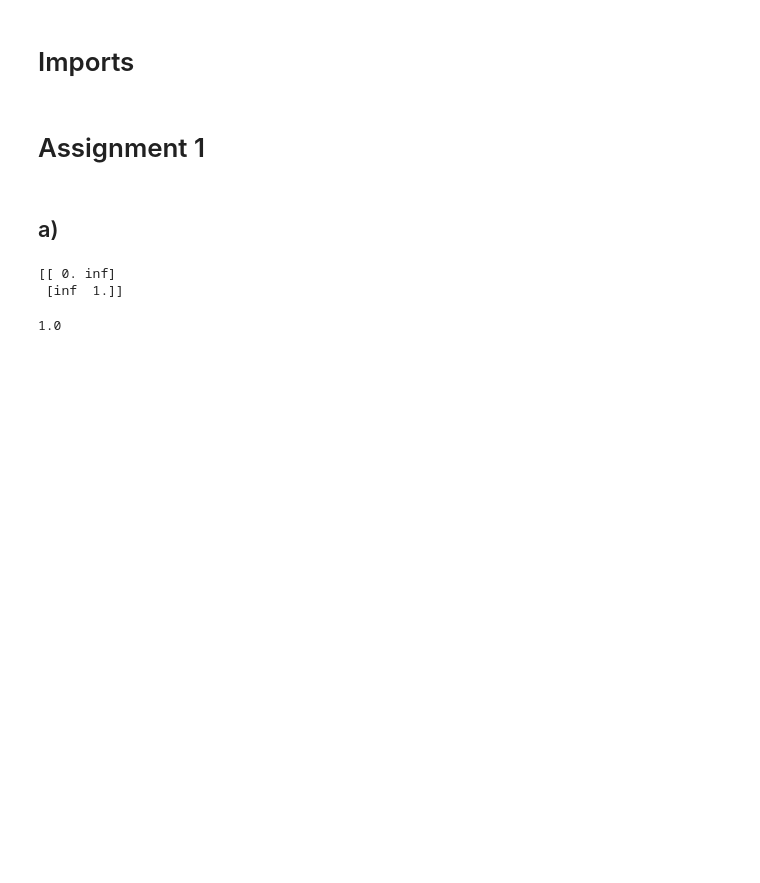
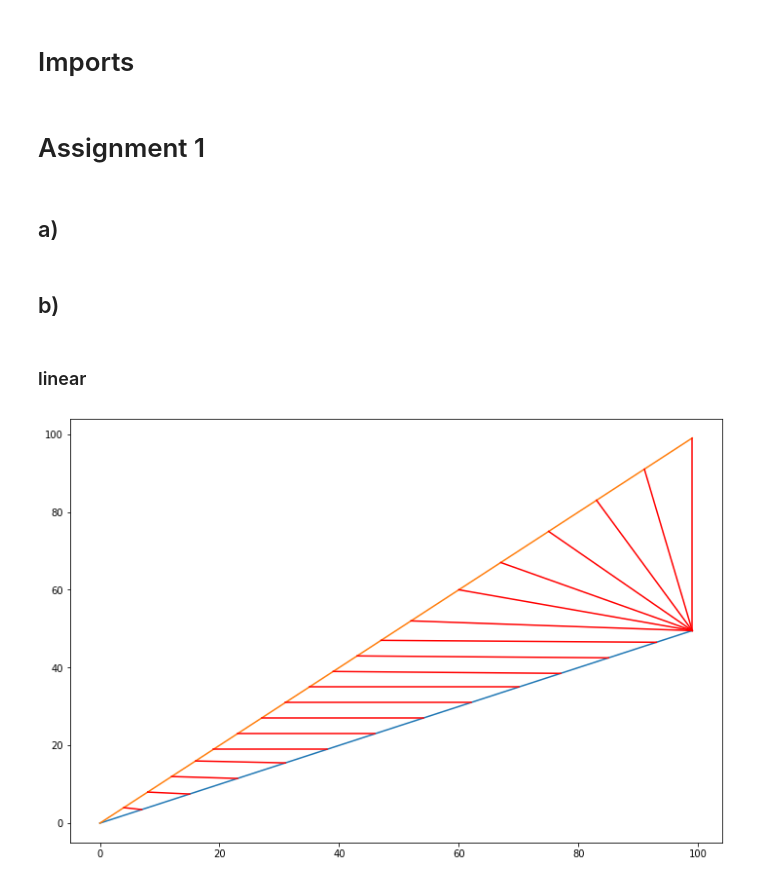
Before and after one commit to AdrianUrbanski/ADM, a Jupyter notebook: lista2.ipynb, the cells around one changed output. Cells and saved outputs as stored; diff of their text form; code cells hidden in the pictures; blank space fills up the shorter version.

Commit message:
Change DTW to return list of matched points, add assignment 1 b

```diff
--- a/lista2.ipynb
+++ b/lista2.ipynb
@@ -15,19 +16,35 @@ def euclidean_distance(x, y):
 def dynamic_time_warping(s, t, distance = euclidean_distance):
     n, m = s.shape[0], t.shape[0]
     DTW = np.empty((n+1, m+1)) + np.infty
+    prev = np.empty((n+1, m+1), dtype=object)
 
     DTW[0, 0] = 0
     for i in range(1, n+1):
         for j in range(1, m+1):
-            DTW[i, j] = distance(s[i-1], t[j-1]) + min(
-                DTW[i-1, j],
-                DTW[i, j-1],
-                DTW[i-1, j-1])
+            for match in [(i-1, j), (i, j-1), (i-1, j-1)]:
+                if DTW[i, j] > distance(s[i-1], t[j-1]) + DTW[match]:
+                    DTW[i, j] = distance(s[i-1], t[j-1]) + DTW[match]
+                    prev[i, j] = match
 
-    return DTW[n, m]
+    current_match = (n, m)
+    matches = []
+    while current_match != (0, 0):
+        matches.append((current_match[0]-1, current_match[1]-1))
+        current_match = prev[current_match]
+
+    return np.array(matches[::-1])
-# %%
-dynamic_time_warping(np.array([1]), np.array([2]))
-# %% [output]
-[[ 0. inf]
- [inf  1.]]
-1.0
+# %% [markdown]
+## b)
+# %% [markdown]
+### linear
+# %%
+s, t = np.arange(100)/2, np.arange(100)
+matches = dynamic_time_warping(s,t)
+
+plt.figure(figsize=(12,8))
+plt.plot(s)
+plt.plot(t)
+for p1, p2 in matches[np.linspace(0, len(matches)-1, num=20, endpoint=True, dtype=int)]:
+    plt.plot((p1, p2), (s[p1], t[p2]), 'r-')
+# %% [output]
+[figure, added]
```
Also changed, not shown: parts of 5 cells of this notebook.
